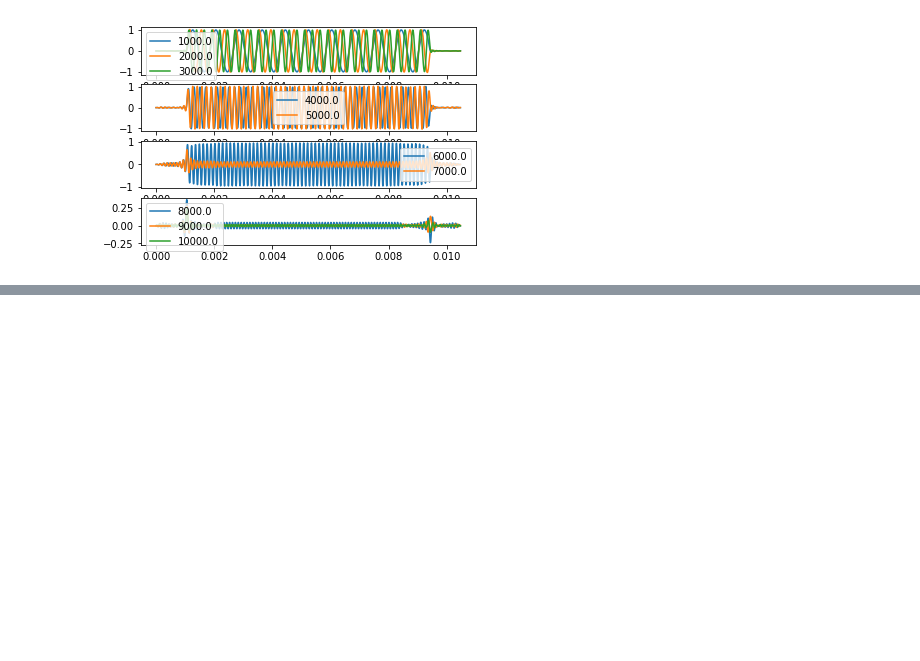
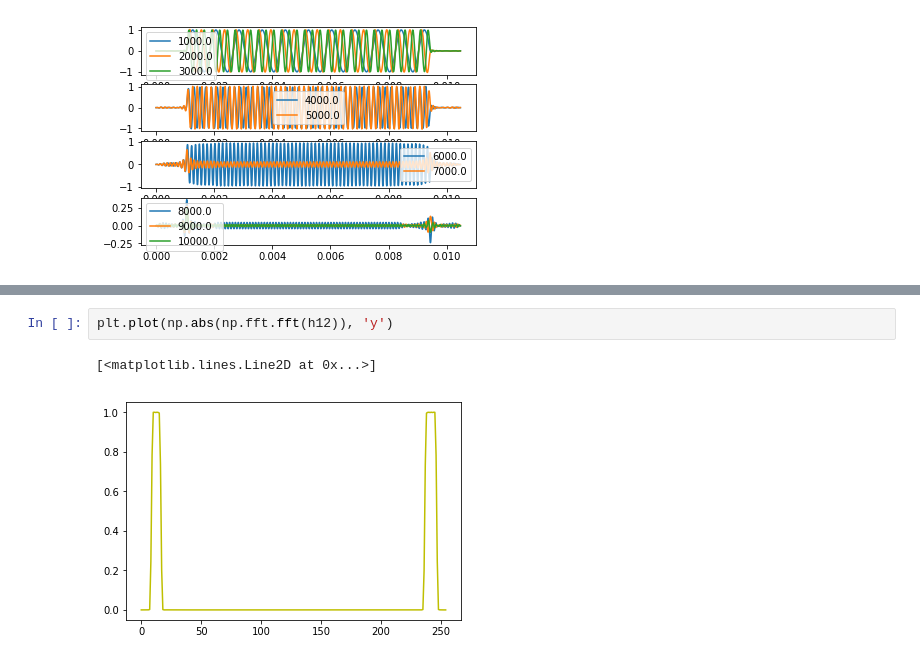
Before and after one commit to LemurPwned/DSP, a Jupyter notebook: FIR.ipynb, the cells around one changed output, grey strips where cells are left out. Saved outputs shown, nothing was run; the diff lists cells and outputs as text; blank space fills up the shorter version.

```diff
--- a/FIR.ipynb
+++ b/FIR.ipynb
@@ -330,0 +388,5 @@ plt.legend([f_b*1e3 for f_b in range(8,11) ])
+# %%
+plt.plot(np.abs(np.fft.fft(h12)), 'y')
+# %% [output]
+[<matplotlib.lines.Line2D at 0x...>]
+[figure, added]
```
Also changed, not shown: parts of 12 cells of this notebook.
